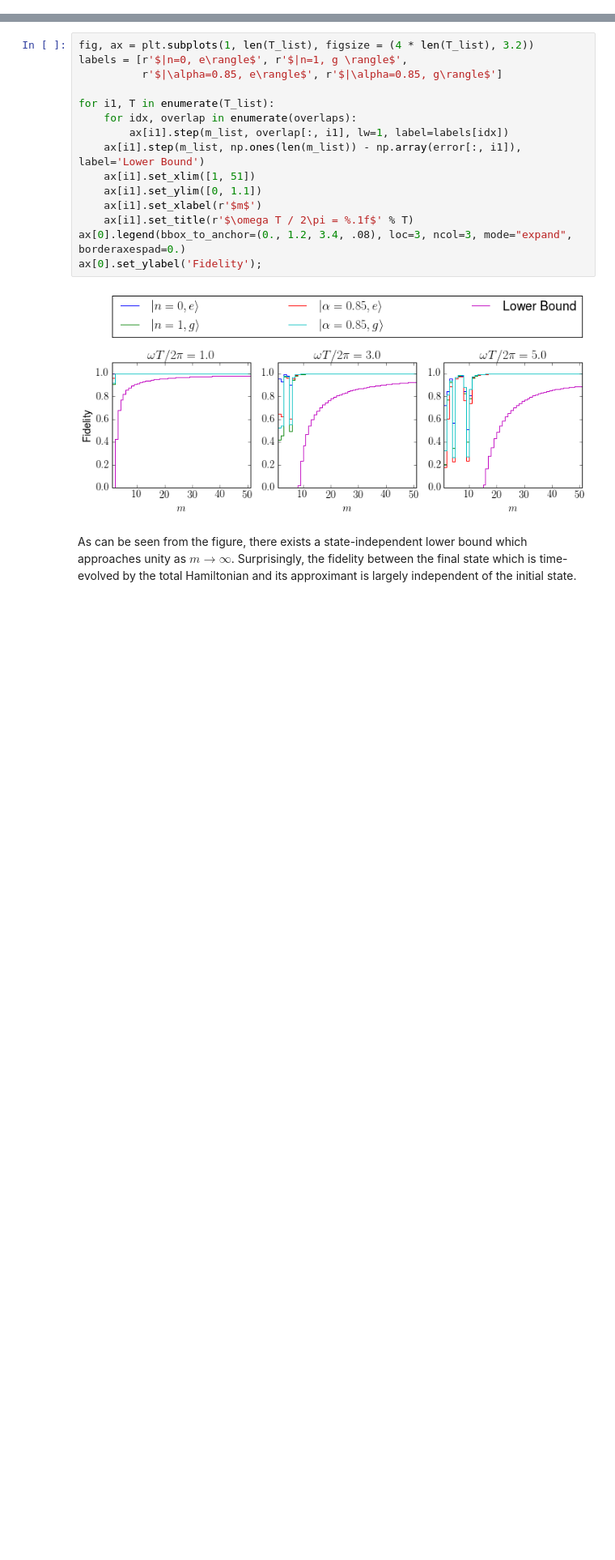
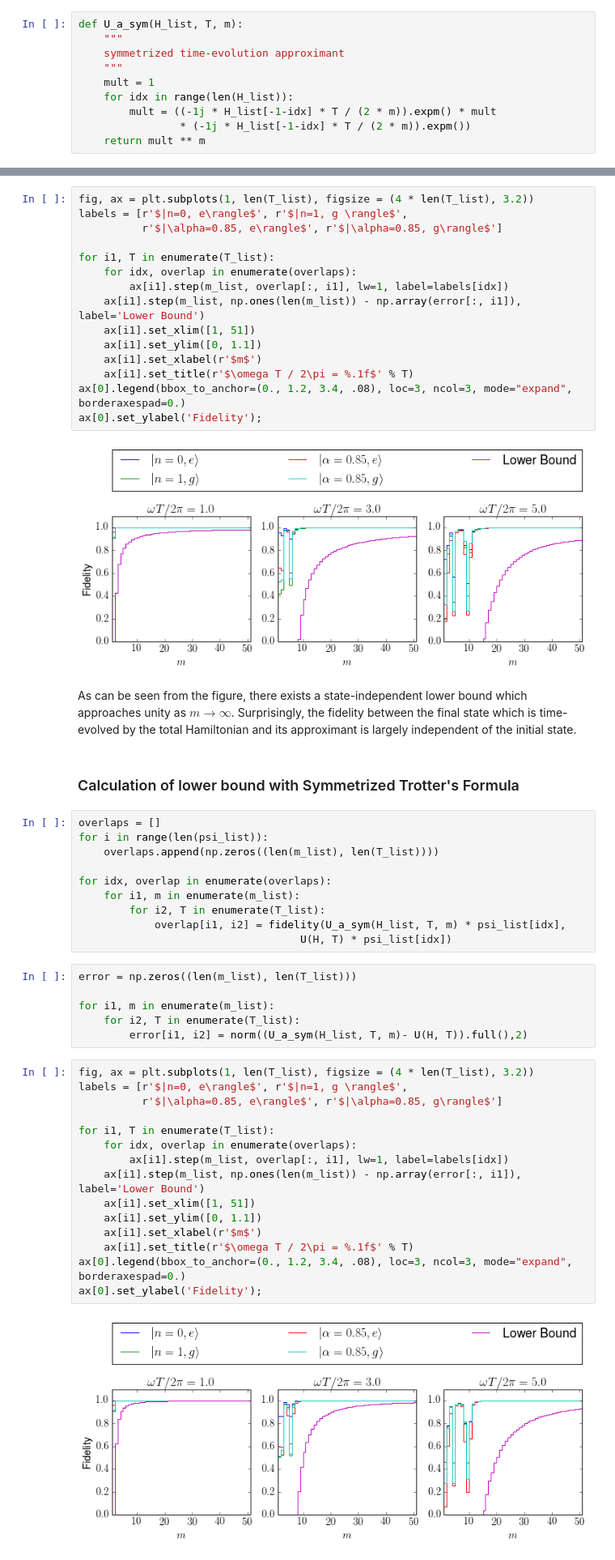
Before and after one commit to eunjongkim/trotter-formula, a Jupyter notebook: notebooks/trotter-discussion-1.ipynb, the cells around one changed output, grey strips where cells are left out. Shown: that part at 81% size. Drawn from its saved outputs; the diff is of its cells as text; blank space fills up the shorter version.

Commit message:
added discussions on symmetric trotter's formula

```diff
--- a/notebooks/trotter-discussion-1.ipynb
+++ b/notebooks/trotter-discussion-1.ipynb
@@ -74,6 +80,16 @@ def U_a(H_list, T, m):
     for idx in range(len(H_list)):
         mult = mult * (-1j * H_list[idx] * T / m).expm()
     return mult ** m
+# %%
+def U_a_sym(H_list, T, m):
+    """
+    symmetrized time-evolution approximant
+    """
+    mult = 1
+    for idx in range(len(H_list)):
+        mult = ((-1j * H_list[-1-idx] * T / (2 * m)).expm() * mult
+                * (-1j * H_list[-1-idx] * T / (2 * m)).expm())
+    return mult ** m
 # %%
 M = 100   # maximum fragmentation number
 m_list = range(1, M+1)
@@ -117,3 +135,38 @@ ax[0].set_ylabel('Fidelity');
 [figure]
 # %% [markdown]
 As can be seen from the figure, there exists a state-independent lower bound which approaches unity as $m\rightarrow\infty$. Surprisingly, the fidelity between the final state which is time-evolved by the total Hamiltonian and its approximant is largely independent of the initial state.
+# %% [markdown]
+### Calculation of lower bound with Symmetrized Trotter's Formula
+# %%
+overlaps = []
+for i in range(len(psi_list)):
+    overlaps.append(np.zeros((len(m_list), len(T_list))))
+
+for idx, overlap in enumerate(overlaps):
+    for i1, m in enumerate(m_list):
+        for i2, T in enumerate(T_list):
+            overlap[i1, i2] = fidelity(U_a_sym(H_list, T, m) * psi_list[idx],
+                                   U(H, T) * psi_list[idx])
+# %%
+error = np.zeros((len(m_list), len(T_list)))
+
+for i1, m in enumerate(m_list):
+    for i2, T in enumerate(T_list):
+        error[i1, i2] = norm((U_a_sym(H_list, T, m)- U(H, T)).full(),2)
+# %%
+fig, ax = plt.subplots(1, len(T_list), figsize = (4 * len(T_list), 3.2))
+labels = [r'$|n=0, e\rangle$', r'$|n=1, g \rangle$',
+          r'$|\alpha=0.85, e\rangle$', r'$|\alpha=0.85, g\rangle$']
+
+for i1, T in enumerate(T_list):
+    for idx, overlap in enumerate(overlaps):
+        ax[i1].step(m_list, overlap[:, i1], lw=1, label=labels[idx])
+    ax[i1].step(m_list, np.ones(len(m_list)) - np.array(error[:, i1]), label='Lower Bound')
+    ax[i1].set_xlim([1, 51])
+    ax[i1].set_ylim([0, 1.1])
+    ax[i1].set_xlabel(r'$m$')
+    ax[i1].set_title(r'$\omega T / 2\pi = %.1f$' % T)
+ax[0].legend(bbox_to_anchor=(0., 1.2, 3.4, .08), loc=3, ncol=3, mode="expand", borderaxespad=0.)
+ax[0].set_ylabel('Fidelity');
+# %% [output]
+[figure, added]
```
Also changed, not shown: parts of 6 cells of this notebook.
